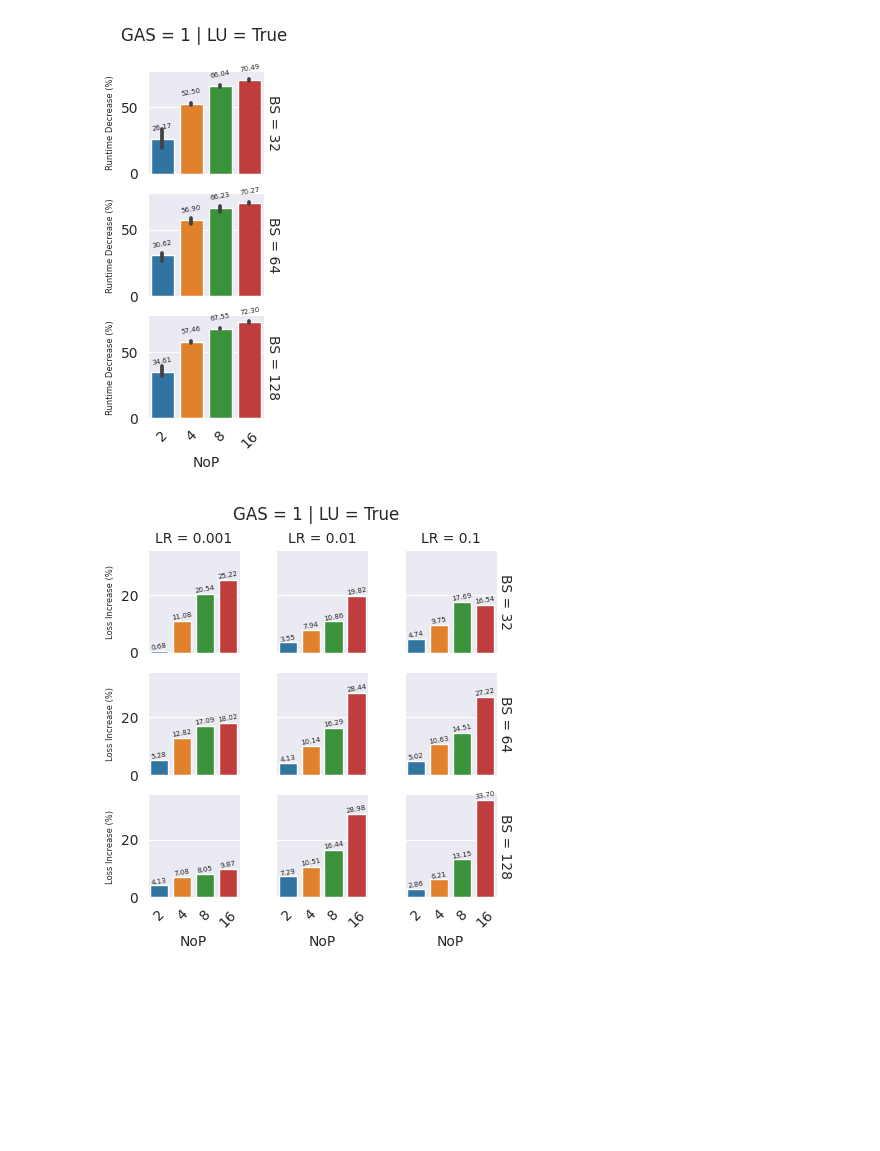
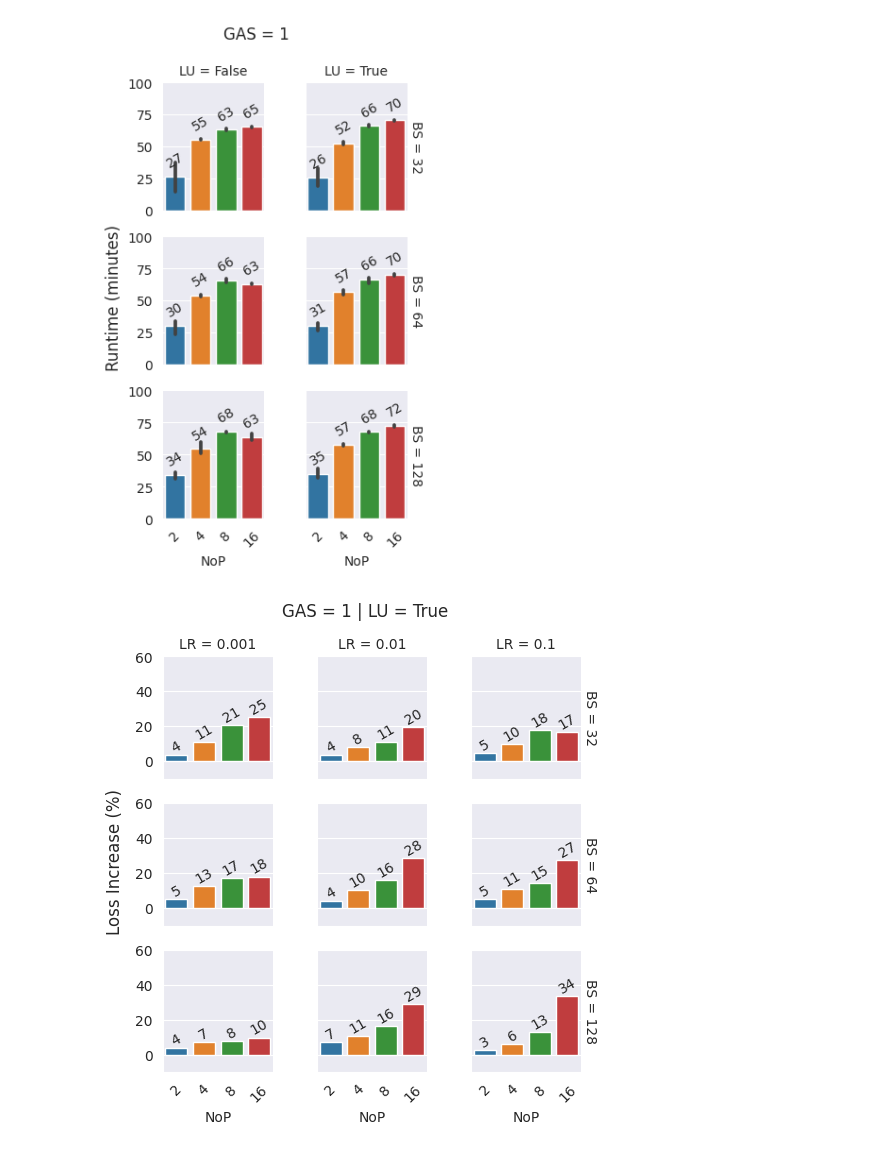
Before and after one commit to IAL32/TUMThesis, a Jupyter notebook: viz/chapter_06/scale-nop.ipynb, the cells around one changed output. Drawn from its saved outputs; the diff is of its cells as text; code cells hidden in the pictures; blank space fills up the shorter version.

```diff
--- a/viz/chapter_06/scale-nop.ipynb
+++ b/viz/chapter_06/scale-nop.ipynb
@@ -38,14 +38,13 @@ from viz import load_baseline_data, find_baseline, print_increase_info, calc_inc
 group_by = ["number_of_nodes", "batch_size_per_step", "optimizer_params.lr", "gradient_accumulation_steps", "use_local_updates", "run_name"]
 ascending = [True, False, True, True, True, False]
 
-summary_data = pd.read_csv(os.path.abspath('') + f"/summary-{filename}")
+describe_cols = ["_runtime", "train/samples_ps", "train/loss", "train/model_forward_s", "train/model_backward_only_s", "train/model_opt_s"]
+
+summary_data = pd.read_csv(os.path.abspath('') + f"/summary-{filename}", usecols=[*group_by, *describe_cols])
 baseline_data = load_baseline_data()
 
-summary_data = summary_data.groupby(by=group_by)["_runtime", "train/samples_ps", "train/loss", "train/model_forward_s", "train/model_backward_only_s", "train/model_opt_s"].describe().reset_index()
+summary_data = summary_data.groupby(by=group_by)[describe_cols].describe().reset_index()
 summary_data["_runtime_max"] = summary_data["_runtime"]["max"]
-
-# temporary
-# summary_data = summary_data[summary_data["gradient_accumulation_steps"] == 1]
 
 def calculate_runtime_increase(row):
     baseline_run = find_baseline(baseline_data, row["batch_size_per_step"].item(), row["optimizer_params.lr"].item(), row["gradient_accumulation_steps"].item())
@@ -54,60 +53,63 @@ def calculate_runtime_increase(row):
         return increase_value * (-1 if increase_sign == "-" else 1)
     return 0
 
 def calculate_loss_increase(row):
     baseline_run = find_baseline(baseline_data, row["batch_size_per_step"].item(), row["optimizer_params.lr"].item(), row["gradient_accumulation_steps"].item())
+
     if baseline_run is not None:
         increase_value, increase_sign, increase_color = calc_increase_info(row["train/loss"]["min"], baseline_run["train/loss"]["mean"], sign=1)
+        # if row["number_of_nodes"].item() == 2 and row["use_local_updates"].item() == True and row["gradient_accumulation_steps"].item() == 2 and row["batch_size_per_step"].item() == 64 and row["optimizer_params.lr"].item() == 0.001:
+        #     print(row)
+            # print(baseline_run)
+            # print(increase_value, increase_sign, increase_color)
         return increase_value * (-1 if increase_sign == "-" else 1)
     return 0
 
 summary_data["runtime_increase"] = summary_data.apply(calculate_runtime_increase, axis=1)
 summary_data["loss_increase"] = summary_data.apply(calculate_loss_increase, axis=1)
 summary_data = summary_data.sort_values(group_by, ascending=ascending).reset_index(drop=True)
 
-# temporary
 for gas in [1, 2]:
-# for gas in summary_data["gradient_accumulation_steps"].unique():
     data_gas = summary_data[summary_data["gradient_accumulation_steps"] == gas]
+
+    g1 = sns.FacetGrid(data_gas, row="batch_size_per_step", col="use_local_updates", height=2, margin_titles=True, gridspec_kws={"wspace": 0.4, "hspace": 0.2})
+    g1.figure.suptitle(f"GAS = {gas}")
+    g1.set_xticklabels(rotation=45)
+
+    g2 = g1.map_dataframe(sns.barplot, x="number_of_nodes", y="runtime_increase", dodge=False, order=data_gas["number_of_nodes"].unique(), palette="tab10")
+    for axlist in g2.axes:
+        for ax in axlist:
+            for i in ax.containers:
+                ax.bar_label(i, fmt="%.0f", rotation=30, padding=5)
+
+    g1.set_titles(row_template="BS = {row_name}", col_template="LU = {col_name}")
+    g1.set_xlabels("NoP")
+    g1.set_ylabels("")
+    g1.set(ylim=(0, 100))
+    g1.figure.subplots_adjust(left=0.25)
+    g1.figure.supylabel("Runtime (minutes)", x=0.1)
+    g1.figure.savefig(f"../../figures/06_barplot-runtime_gas-{gas}_{filename.replace('.csv', '.pdf')}")
+    plt.show()
+
     for use_local_updates in [True, False]:
         data_gas_ulu = data_gas[data_gas["use_local_updates"] == use_local_updates]
 
-        if len(data_gas_ulu) == 0:
-            print(f"EMPTY | GAS = {gas} | LU = {use_local_updates}")
-            continue
-
-        g1 = sns.FacetGrid(data_gas_ulu, row="batch_size_per_step", height=1.5, margin_titles=True, gridspec_kws={"wspace":0.4}, aspect=1)
-        g1.figure.suptitle(f"GAS = {gas} | LU = {use_local_updates}")
-        g1.set_xticklabels(rotation=45)
-
-        g2 = g1.map_dataframe(sns.barplot, x="number_of_nodes", y="runtime_increase", dodge=False, order=data_gas_ulu["number_of_nodes"].unique(), palette="tab10")
-        for axlist in g2.axes:
-            for ax in axlist:
-                for i in ax.containers:
-                    ax.bar_label(i, fmt="%.2f", fontsize=5, rotation=10, padding=5)
-
-        g1.set_titles(row_template="BS = {row_name}", col_template="LR = {col_name}")
-        g1.set_xlabels("NoP")
-        g1.set_ylabels("Runtime Decrease (%)", clear_inner=True, fontsize=6)
-        g1.tight_layout()
-        g1.figure.savefig(f"../../figures/06_barplot-runtime_gas-{gas}_lu-{use_local_updates}_{filename.replace('.csv', '.pdf')}", bbox_inches='tight')
-        plt.show()
-
-
-        g1 = sns.FacetGrid(data_gas_ulu, row="batch_size_per_step", col="optimizer_params.lr", height=1.5, margin_titles=True, gridspec_kws={"wspace":0.4}, aspect=1)
+        g1 = sns.FacetGrid(data_gas_ulu, row="batch_size_per_step", col="optimizer_params.lr", height=1.8, margin_titles=True, gridspec_kws={"wspace":0.4})
         g1.figure.suptitle(f"GAS = {gas} | LU = {use_local_updates}")
         g1.set_xticklabels(rotation=45)
         g2 = g1.map_dataframe(sns.barplot, x="number_of_nodes", y="loss_increase", dodge=False, order=data_gas_ulu["number_of_nodes"].unique(), palette="tab10")
         for axlist in g2.axes:
             for ax in axlist:
                 for i in ax.containers:
-                    ax.bar_label(i, fmt="%.2f", fontsize=5, rotation=10)
+                    ax.bar_label(i, fmt="%.0f", rotation=30)
 
         g1.set_titles(row_template="BS = {row_name}", col_template="LR = {col_name}")
         g1.set_xlabels("NoP")
-        g1.set_ylabels("Loss Increase (%)", clear_inner=True, fontsize=6)
-        g1.figure.savefig(f"../../figures/06_barplot-loss_gas-{gas}_lu-{use_local_updates}_{filename.replace('.csv', '.pdf')}", bbox_inches='tight')
+        g1.set_ylabels("")
+        g1.set(ylim=(-10, 60))
+        g1.figure.supylabel("Loss Increase (%)")
+        g1.figure.savefig(f"../../figures/06_barplot-loss_gas-{gas}_lu-{use_local_updates}_{filename.replace('.csv', '.pdf')}")
         plt.show()
 # %% [output]
-[figure, old version]
+[figure, new version]
-[figure, old version]
+[figure, new version]
```
Also changed, not shown: parts of 6 cells of this notebook, 48 other files.
